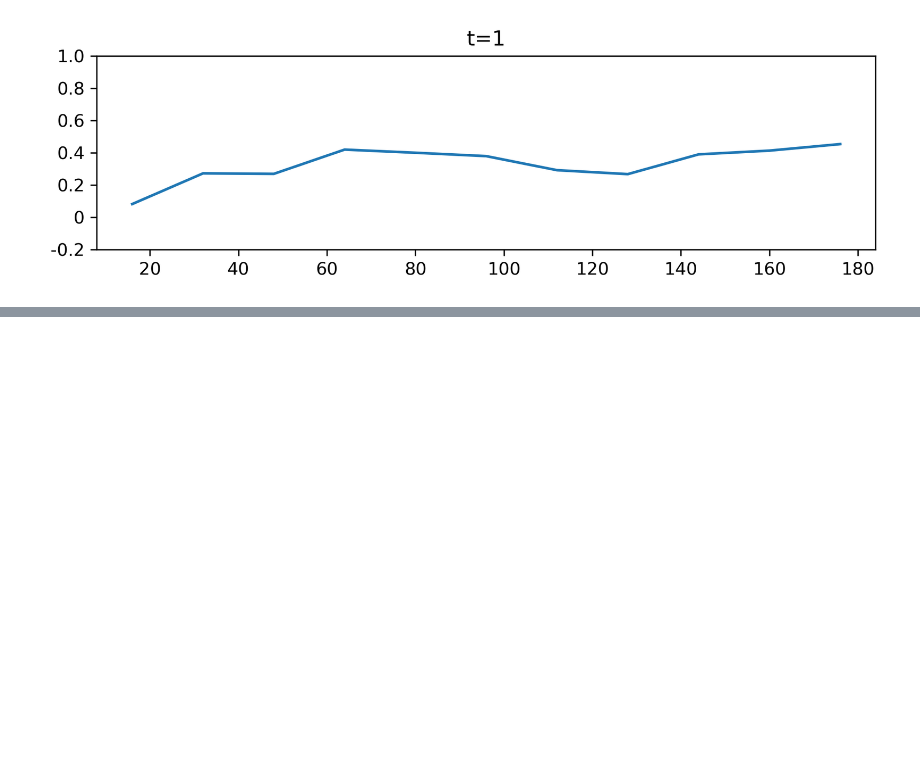
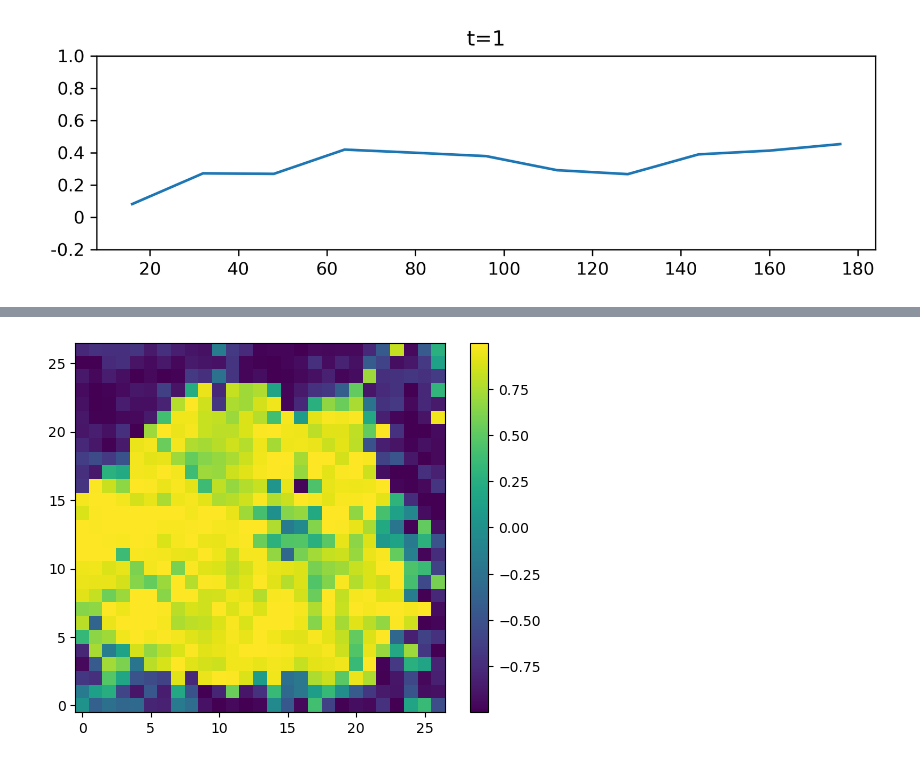
Before and after one commit to rzhou-space/PIV_analysis_headon_data, a Jupyter notebook: mesenchym_analysis.ipynb, the cells around one changed output, grey strips where cells are left out. Saved outputs shown, nothing was run; the diff lists cells and outputs as text; code cells hidden in the pictures; blank space fills up the shorter version.

```diff
--- a/mesenchym_analysis.ipynb
+++ b/mesenchym_analysis.ipynb
@@ -365,0 +343,28 @@ myanim.save("orientation_profile_agg_3.mp4", writer="ffmpeg")
+# %%
+def orientation_profile(sub_U, sub_V, sub_M):
+    # Calculate the orientation score with the dot product between two normalized vectors.
+    # point to center vector fields are normalized.
+    _, _, point_center_V, point_center_U = point_to_center_vector(sub_M)
+
+    # Normalize the PIV vector field. Replace 0 to nan to avoid the runtime warning.
+    sub_M[sub_M == 0] = np.nan
+    sub_U /= sub_M
+    sub_V /= sub_M
+
+    # Replace the nan back to 0.
+    sub_U[sub_U == "nan"] = 0
+    sub_V[sub_V == "nan"] = 0
+
+    # Calculate the dot product between vectors on the same position.
+    # For 2D vectors (x1, y1) & (x2, y2) --> x1x2 + y1y2
+    orient_matrix = np.multiply(sub_U, point_center_U) + np.multiply(sub_V, point_center_V)
+
+    return orient_matrix
+# %%
+orit_test = orientation_profile(U_test, V_test, M_test)
+# %%
+plt.imshow(orit_test)
+plt.colorbar()
+plt.gca().invert_yaxis()
+# %% [output]
+[figure, added]
```
Also changed, not shown: parts of 19 cells of this notebook.
